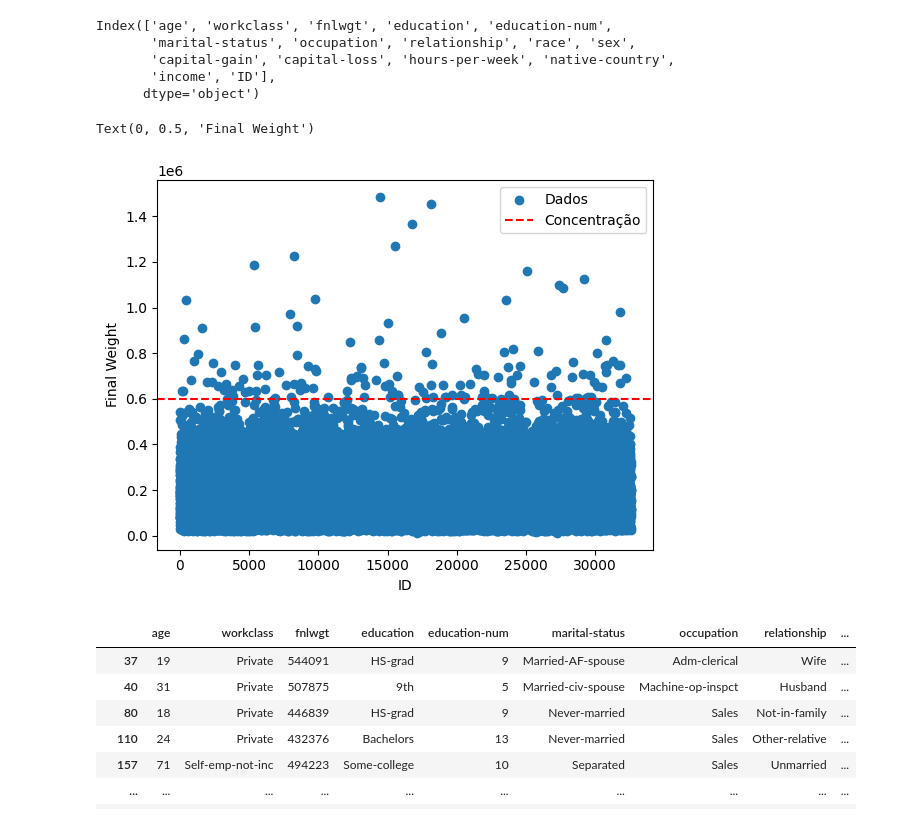
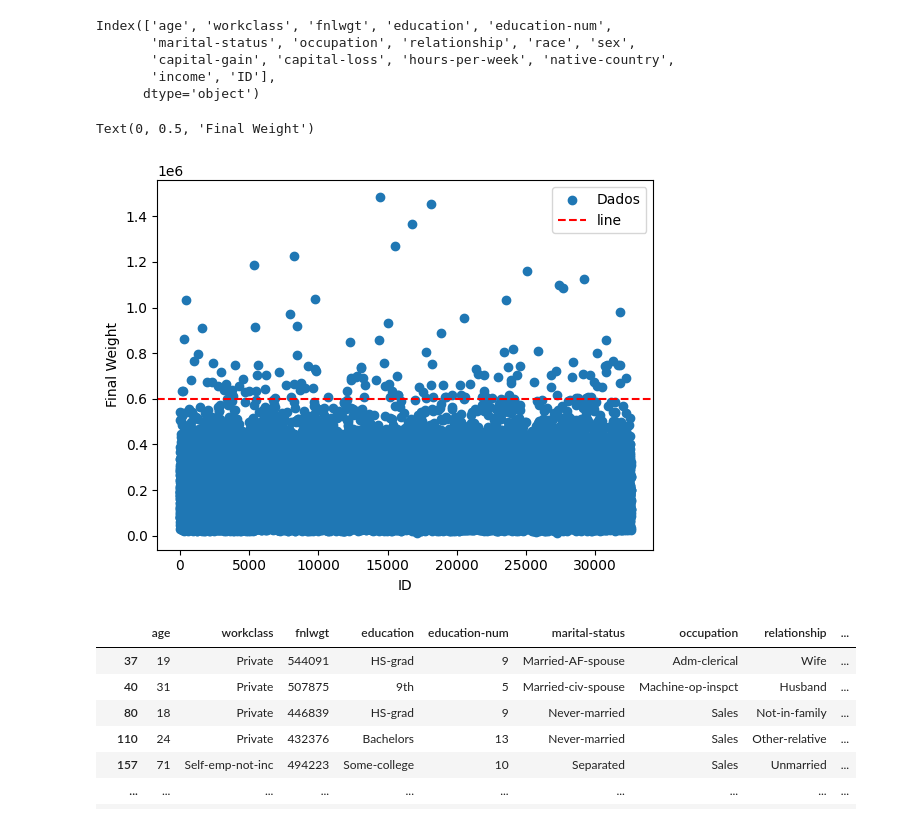
Before and after one commit to luccasena/Machine-Learning-Binary-Classification, a Jupyter notebook: 1data_analyses.ipynb, the cells around one changed output. Drawn from its saved outputs; the diff is of its cells as text; code cells hidden in the pictures.

```diff
--- a/1data_analyses.ipynb
+++ b/1data_analyses.ipynb
@@ -237,13 +237,13 @@ Index(['age', 'workclass', 'fnlwgt', 'education', 'education-num',
       dtype='object')
 # %%
 plt.scatter(x=dataset.ID, y=dataset.fnlwgt, label="Dados")
-plt.axhline(0.6*10**6, color='red',linestyle='--', label='Concentração')
+plt.axhline(0.6*10**6, color='red',linestyle='--', label='line')
 plt.legend()
 plt.xlabel("ID")
 plt.ylabel("Final Weight")
 # %% [output]
 Text(0, 0.5, 'Final Weight')
-[figure, old version]
+[figure, new version]
 # %%
 lower_bound, upper_bound = InterQuartileRange(dataset, 'fnlwgt')
 
```
Also changed, not shown: parts of 7 cells of this notebook, 2 other files.
